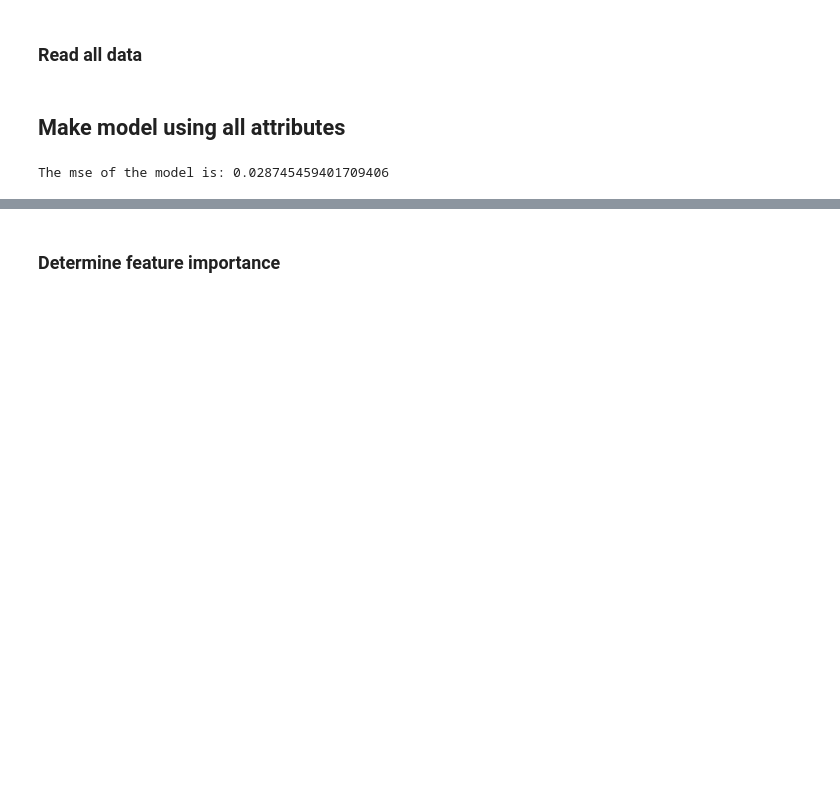
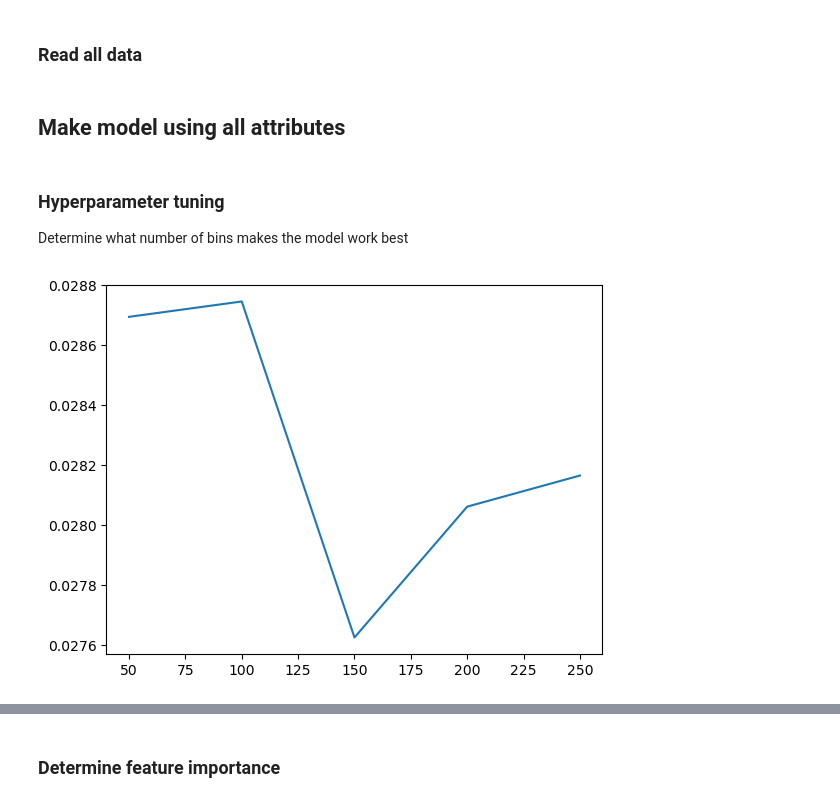
Before and after one commit to beckettsanderson/NBA-Playoff-Predictor, a Jupyter notebook: RandomForestRegressor.ipynb, the cells around one changed output, grey strips where cells are left out. Drawn from its saved outputs; the diff is of its cells as text; code cells hidden in the pictures; blank space fills up the shorter version.

```diff
--- a/RandomForestRegressor.ipynb
+++ b/RandomForestRegressor.ipynb
@@ -41,16 +43,27 @@ X_train, X_test, y_train, y_test = train_test_split(X,  # the input features
                                                     test_size=0.3,  # set aside 30% of the data as the test set
                                                     random_state=7  # reproduce the results
                                                      )
-# %%
-# make random forest regressor model with all features
-rf = RandomForestRegressor(random_state=7)
-rf.fit(X_train, y_train)
-
-# predict the labels for the test set
-y_pred = rf.predict(X_test)
-mse = mean_squared_error(y_test, y_pred)
-
-# Evaluate the Predictions
-print('The mse of the model is: {}'.format(mse))
-# %% [output]
-The mse of the model is: 0.028745459401709406
+# %% [markdown]
+### Hyperparameter tuning
+Determine what number of bins makes the model work best
+# %%
+predictions = {}
+
+# test n_estimators [50, 100, 150, 200, 250]
+for n in range(50, 300, 50):
+    # build model
+    rf = RandomForestRegressor(random_state=7, n_estimators=n)
+    rf.fit(X_train, y_train)
+
+    #predict the labels for the test set
+    y_pred   = rf.predict(X_test)
+
+    # calculate mse and store
+    mse = mean_squared_error(y_test, y_pred)
+    predictions[n] = mse
+
+# Plot mse
+sns.lineplot(x=predictions.keys(), y=predictions.values())
+plt.show()
+# %% [output]
+[figure, added]
```
Also changed, not shown: parts of 8 cells of this notebook.
